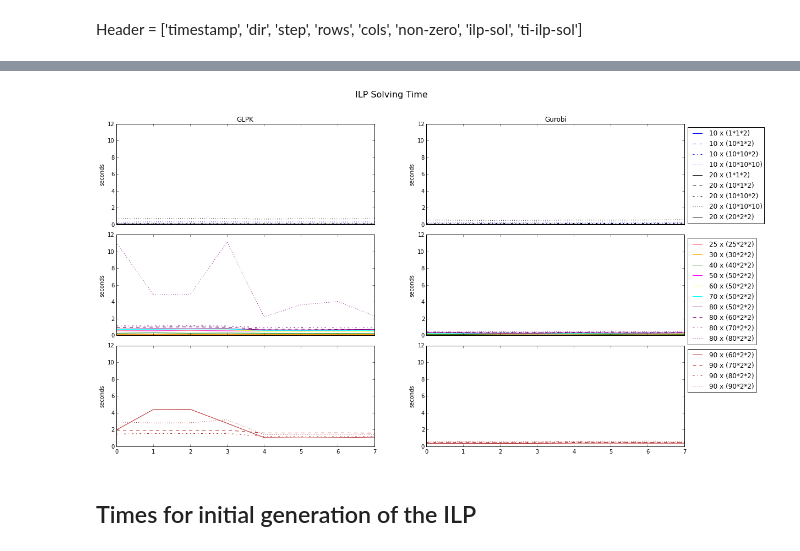
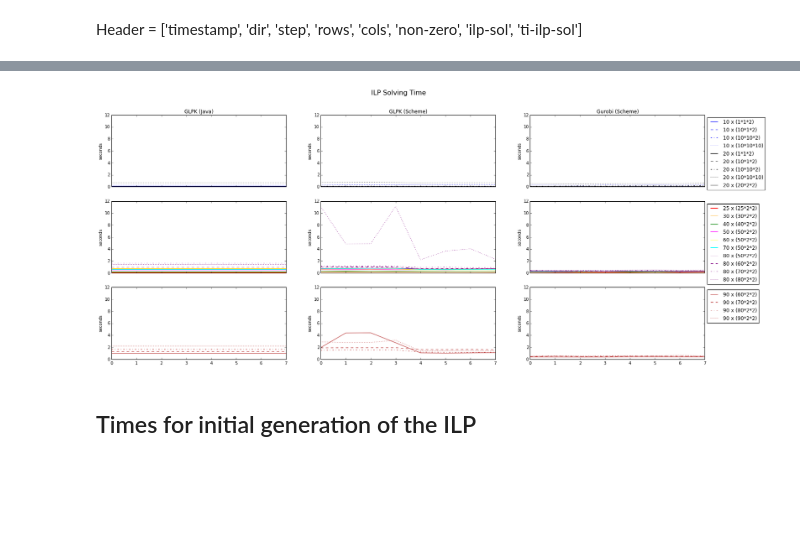
Before and after one commit to rene-schoene/racr-mquat, a Jupyter notebook: ilp-measurement.ipynb, the cells around one changed output, grey strips where cells are left out. Drawn from its saved outputs; the diff is of its cells as text; code cells hidden in the pictures; blank space fills up the shorter version.

```diff
--- a/ilp-measurement.ipynb
+++ b/ilp-measurement.ipynb
@@ -133,20 +134,23 @@ for i in xrange(len(specs)):
     - the initial generation of the ILP (step zero) is only shown below in numbers, as it would skew the diagrams
 # %%
 # needed number of axes equals ax_nr+1 now
-f, ax_arr = plt.subplots(nrows = ax_nr+1, ncols = 2, sharex=True, sharey=True)
-f.set_size_inches(18.5,10.5)
+f, ax_arr = plt.subplots(nrows = ax_nr+1, ncols = 3, sharex=True, sharey=True)
+f.set_size_inches(25.5,10.5)
 one_plot = ax_arr.shape[1] == 1
 
 lines, labels = [], []
 for p in params:
     ax_tup = ax_arr if one_plot else ax_arr[p[0]]
-    ax_r = ax_tup[0]
-    ax_l = ax_tup[1]
+    ax_j = ax_tup[0]
+    ax_r = ax_tup[1]
+    ax_l = ax_tup[2]
 #    x_g = np.array(xrange(1,len(p[1])+1)) # start at one, since first gen-time is cut
     x_g = np.array(xrange(START_STEP,len(p[1])+START_STEP)) # start at zero
+    line_java    = ax_j.plot(x_g, p[8][0]*np.ones(len(p[1])), ls = p[5], c = p[6], label = p[7])
     line_racket  = ax_r.plot(x_g, p[1], ls = p[5], c = p[6], label = p[7])
     line_larceny = ax_l.plot(x_g, p[2], ls = p[5], c = p[6], label = p[7])
     ax_l.legend(loc='upper left', bbox_to_anchor=(1, 1))
+    ax_j.set_ylabel('seconds')
     ax_r.set_ylabel('seconds')
     ax_l.set_ylabel('seconds')
     lines.append(line_racket[0])
@@ -154,13 +158,14 @@ for p in params:
 
 first_ax = ax_arr if one_plot else ax_arr[0]
 plt.suptitle('ILP Generation Time', fontsize = 16)
-first_ax[0].set_title('Racket')
-first_ax[1].set_title('Larceny')
+first_ax[0].set_title('Java')
+first_ax[1].set_title('Racket')
+first_ax[2].set_title('Larceny')
 
 # Fine-tune figure; make subplots close to each other and hide x ticks for
 # all but bottom plots.
-f.subplots_adjust(hspace=0.1)
-plt.setp([a.get_xticklabels() for a in f.axes[:-2]], visible=False)
+f.subplots_adjust(hspace=0.2)
+plt.setp([a.get_xticklabels() for a in f.axes[:-3]], visible=False)
 plt.setp([a.get_yticklabels() for a in f.axes], visible=True)
 plt.savefig('gen.pdf')
 plt.savefig('gen.png')
@@ -170,37 +175,41 @@ plt.show()
 # %%
-f, ax_arr = plt.subplots(nrows = ax_nr+1, ncols = 2, sharex=True, sharey=True)
-f.set_size_inches(18.5,10.5)
+f, ax_arr = plt.subplots(nrows = ax_nr+1, ncols = 3, sharex=True, sharey=True)
+f.set_size_inches(25.5,10.5)
 one_plot = ax_arr.shape[1] == 1
 
 lines, labels = [], []
 for p in params:
     ax_tup = ax_arr if one_plot else ax_arr[p[0]]
-    ax_glpk = ax_tup[0]
-    ax_gurobi = ax_tup[1]
+    ax_javaglpk = ax_tup[0]
+    ax_glpk     = ax_tup[1]
+    ax_gurobi   = ax_tup[2]
     x = np.array(xrange(0,len(p[3]))) # start at zero
-    line_glpk  = ax_glpk.plot(x, p[3], ls = p[5], c = p[6], label = p[7])
-    line_gurobi = ax_gurobi.plot(x, p[4], ls = p[5], c = p[6], label = p[7])
+    line_javaglpk = ax_javaglpk.plot(x, p[9][0]*np.ones(len(p[3])), ls = p[5], c = p[6], label = p[7])
+    line_glpk     = ax_glpk.plot(x, p[3], ls = p[5], c = p[6], label = p[7])
+    line_gurobi   = ax_gurobi.plot(x, p[4], ls = p[5], c = p[6], label = p[7])
     ax_gurobi.legend(loc='upper left', bbox_to_anchor=(1, 1))
+    ax_javaglpk.set_ylabel('seconds')
     ax_glpk.set_ylabel('seconds')
     ax_gurobi.set_ylabel('seconds')
     lines.append(line_glpk[0])
     labels.append(p[7])
 
 first_ax = ax_arr if one_plot else ax_arr[0]
 plt.suptitle('ILP Solving Time', fontsize = 16)
-first_ax[0].set_title('GLPK')
-first_ax[1].set_title('Gurobi')
+first_ax[0].set_title('GLPK (Java)')
+first_ax[1].set_title('GLPK (Scheme)')
+first_ax[2].set_title('Gurobi (Scheme)')
 
 # Fine-tune figure; make subplots close to each other and hide x ticks for
 # all but bottom plots.
-f.subplots_adjust(hspace=0.1)
-plt.setp([a.get_xticklabels() for a in f.axes[:-2]], visible=False)
+f.subplots_adjust(hspace=0.2)
+plt.setp([a.get_xticklabels() for a in f.axes[:-3]], visible=False)
 plt.setp([a.get_yticklabels() for a in f.axes], visible=True)
 plt.savefig('sol.pdf')
 plt.savefig('sol.png')
 plt.show()
 # %% [output]
-[figure, old version]
+[figure, new version]
 # %% [markdown]
 ## Times for initial generation of the ILP
 # %%
```
Also changed, not shown: parts of 9 cells of this notebook, 3 other files.
